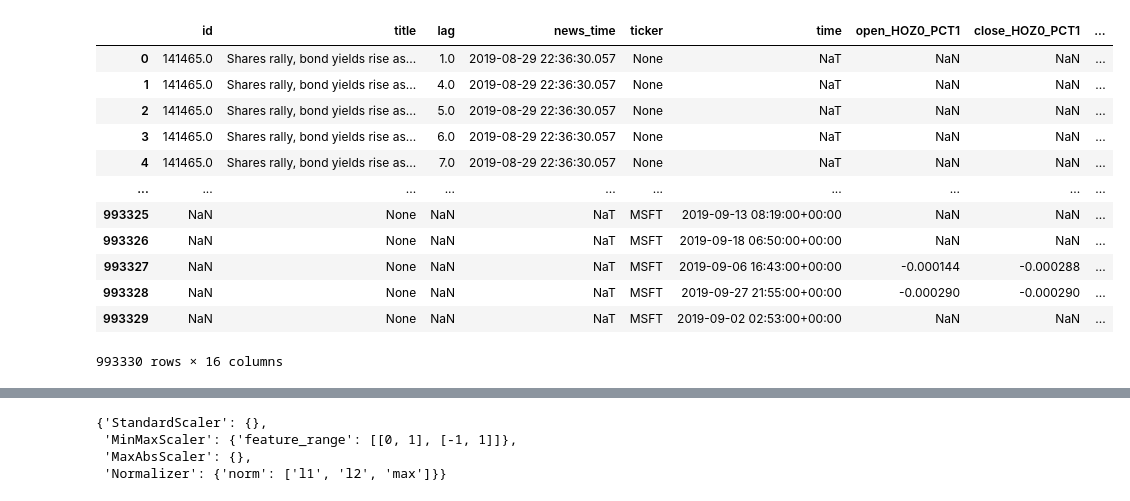
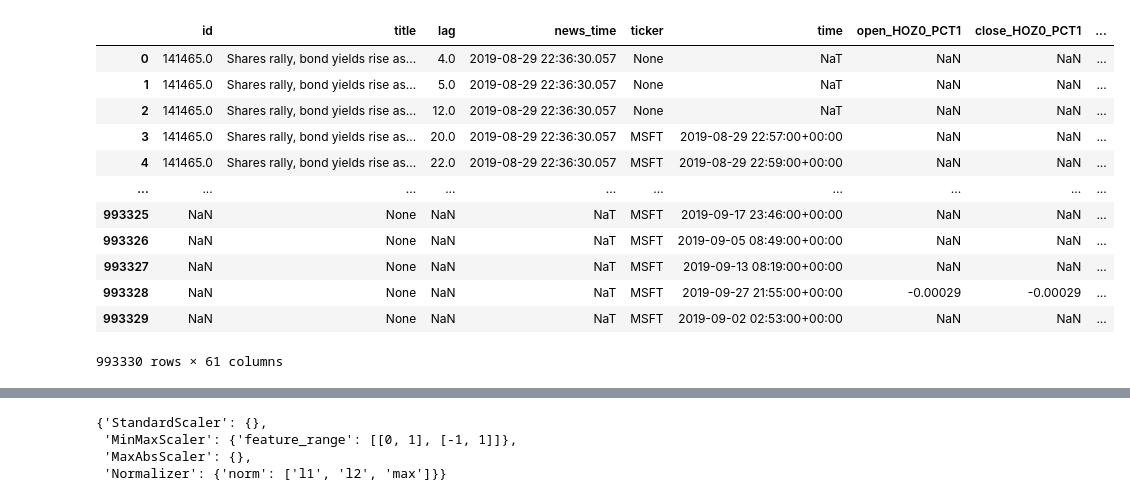
Before and after one commit to edazizovv/financial_news_re, a Jupyter notebook: flat_model.ipynb, the cells around one changed output, grey strips where cells are left out. Cells and saved outputs as stored; diff of their text form; code cells hidden in the pictures.

```diff
--- a/flat_model.ipynb
+++ b/flat_model.ipynb
@@ -32,9 +32,8 @@ for columns in ( raw.strip().split() for raw in crs ):
 # %%
 target_quotes = ['MSFT']
 news_horizon = 100
-effect_horizon = 1
-max_quotes_lag = 5
+effect_horizon = 10
 # %%
-data = await load(api_key, target_quotes, news_horizon, effect_horizon, max_quotes_lag, show_shapes=True)
+data = await load(api_key, target_quotes, news_horizon, effect_horizon)
 data
 # %% [output]
@@ -42,18 +41,18 @@ data
 2019-10-05 08:07:58.138000
 (9625,)
 |  | id | title | lag | news_time | ticker | time | open_HOZ0_PCT1 | close_HOZ0_PCT1 | ... |
-| 0 | 141465.0 | Shares rally, bond yields rise as... | 1.0 | 2019-08-29 22:36:30.057 | None | NaT | NaN | NaN | ... |
-| 1 | 141465.0 | Shares rally, bond yields rise as... | 4.0 | 2019-08-29 22:36:30.057 | None | NaT | NaN | NaN | ... |
-| 2 | 141465.0 | Shares rally, bond yields rise as... | 5.0 | 2019-08-29 22:36:30.057 | None | NaT | NaN | NaN | ... |
-| 3 | 141465.0 | Shares rally, bond yields rise as... | 6.0 | 2019-08-29 22:36:30.057 | None | NaT | NaN | NaN | ... |
-| 4 | 141465.0 | Shares rally, bond yields rise as... | 7.0 | 2019-08-29 22:36:30.057 | None | NaT | NaN | NaN | ... |
+| 0 | 141465.0 | Shares rally, bond yields rise as... | 4.0 | 2019-08-29 22:36:30.057 | None | NaT | NaN | NaN | ... |
+| 1 | 141465.0 | Shares rally, bond yields rise as... | 5.0 | 2019-08-29 22:36:30.057 | None | NaT | NaN | NaN | ... |
+| 2 | 141465.0 | Shares rally, bond yields rise as... | 12.0 | 2019-08-29 22:36:30.057 | None | NaT | NaN | NaN | ... |
+| 3 | 141465.0 | Shares rally, bond yields rise as... | 20.0 | 2019-08-29 22:36:30.057 | MSFT | 2019-08-29 22:57:00+00:00 | NaN | NaN | ... |
+| 4 | 141465.0 | Shares rally, bond yields rise as... | 22.0 | 2019-08-29 22:36:30.057 | MSFT | 2019-08-29 22:59:00+00:00 | NaN | NaN | ... |
 | ... | ... | ... | ... | ... | ... | ... | ... | ... | ... |
-| 993325 | NaN | None | NaN | NaT | MSFT | 2019-09-13 08:19:00+00:00 | NaN | NaN | ... |
-| 993326 | NaN | None | NaN | NaT | MSFT | 2019-09-18 06:50:00+00:00 | NaN | NaN | ... |
-| 993327 | NaN | None | NaN | NaT | MSFT | 2019-09-06 16:43:00+00:00 | -0.000144 | -0.000288 | ... |
-| 993328 | NaN | None | NaN | NaT | MSFT | 2019-09-27 21:55:00+00:00 | -0.000290 | -0.000290 | ... |
+| 993325 | NaN | None | NaN | NaT | MSFT | 2019-09-17 23:46:00+00:00 | NaN | NaN | ... |
+| 993326 | NaN | None | NaN | NaT | MSFT | 2019-09-05 08:49:00+00:00 | NaN | NaN | ... |
+| 993327 | NaN | None | NaN | NaT | MSFT | 2019-09-13 08:19:00+00:00 | NaN | NaN | ... |
+| 993328 | NaN | None | NaN | NaT | MSFT | 2019-09-27 21:55:00+00:00 | -0.00029 | -0.00029 | ... |
 | 993329 | NaN | None | NaN | NaT | MSFT | 2019-09-02 02:53:00+00:00 | NaN | NaN | ... |
-993330 rows × 16 columns
+993330 rows × 61 columns
 # %%
 a = data.sort_values(by=['id', 'time'])
 a = a[~a['title'].isna() & ~a['open_HOZ0_PCT1'].isna()]
```
Also changed, not shown: parts of 15 cells of this notebook, 4 other files.
